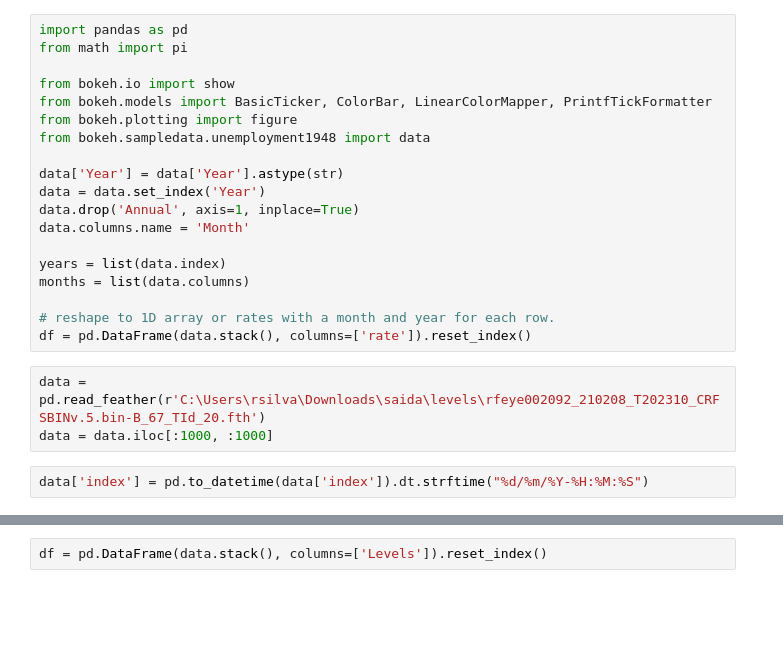
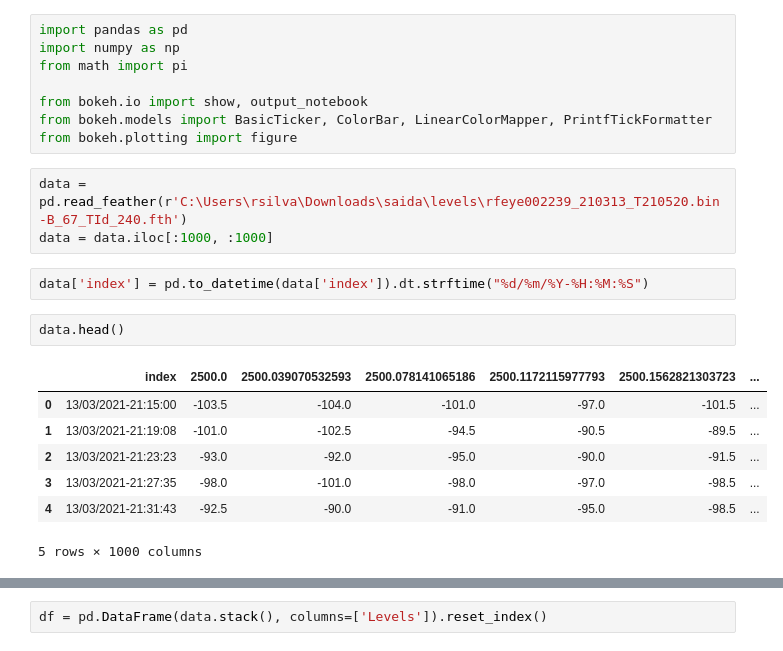
Before and after one commit to ronaldokun/rfpye, a Jupyter notebook: nbs/_plot.ipynb, the cells around one changed output, grey strips where cells are left out. Saved outputs shown, nothing was run; the diff lists cells and outputs as text; blank space fills up the shorter version.

```diff
--- a/nbs/_plot.ipynb
+++ b/nbs/_plot.ipynb
@@ -1,27 +1,26 @@
 # %%
 import pandas as pd
+import numpy as np
 from math import pi
 
-from bokeh.io import show
+from bokeh.io import show, output_notebook
 from bokeh.models import BasicTicker, ColorBar, LinearColorMapper, PrintfTickFormatter
 from bokeh.plotting import figure
-from bokeh.sampledata.unemployment1948 import data
-
-data['Year'] = data['Year'].astype(str)
-data = data.set_index('Year')
-data.drop('Annual', axis=1, inplace=True)
-data.columns.name = 'Month'
-
-years = list(data.index)
-months = list(data.columns)
-
-# reshape to 1D array or rates with a month and year for each row.
-df = pd.DataFrame(data.stack(), columns=['rate']).reset_index()
 # %%
-data = pd.read_feather(r'C:\Users\rsilva\Downloads\saida\levels\rfeye002092_210208_T202310_CRFSBINv.5.bin-B_67_TId_20.fth')
+data = pd.read_feather(r'C:\Users\rsilva\Downloads\saida\levels\rfeye002239_210313_T210520.bin-B_67_TId_240.fth')
 data = data.iloc[:1000, :1000]
 # %%
 data['index'] = pd.to_datetime(data['index']).dt.strftime("%d/%m/%Y-%H:%M:%S")
+# %%
+data.head()
+# %% [output]
+|  | index | 2500.0 | 2500.039070532593 | 2500.078141065186 | 2500.1172115977793 | 2500.1562821303723 | ... |
+| 0 | 13/03/2021-21:15:00 | -103.5 | -104.0 | -101.0 | -97.0 | -101.5 | ... |
+| 1 | 13/03/2021-21:19:08 | -101.0 | -102.5 | -94.5 | -90.5 | -89.5 | ... |
+| 2 | 13/03/2021-21:23:23 | -93.0 | -92.0 | -95.0 | -90.0 | -91.5 | ... |
+| 3 | 13/03/2021-21:27:35 | -98.0 | -101.0 | -98.0 | -97.0 | -98.5 | ... |
+| 4 | 13/03/2021-21:31:43 | -92.5 | -90.0 | -91.0 | -95.0 | -98.5 | ... |
+5 rows × 1000 columns
 # %%
 import seaborn as sns
 import matplotlib.pyplot as plt
```
Also changed, not shown: parts of 8 cells of this notebook, 21 other files.
